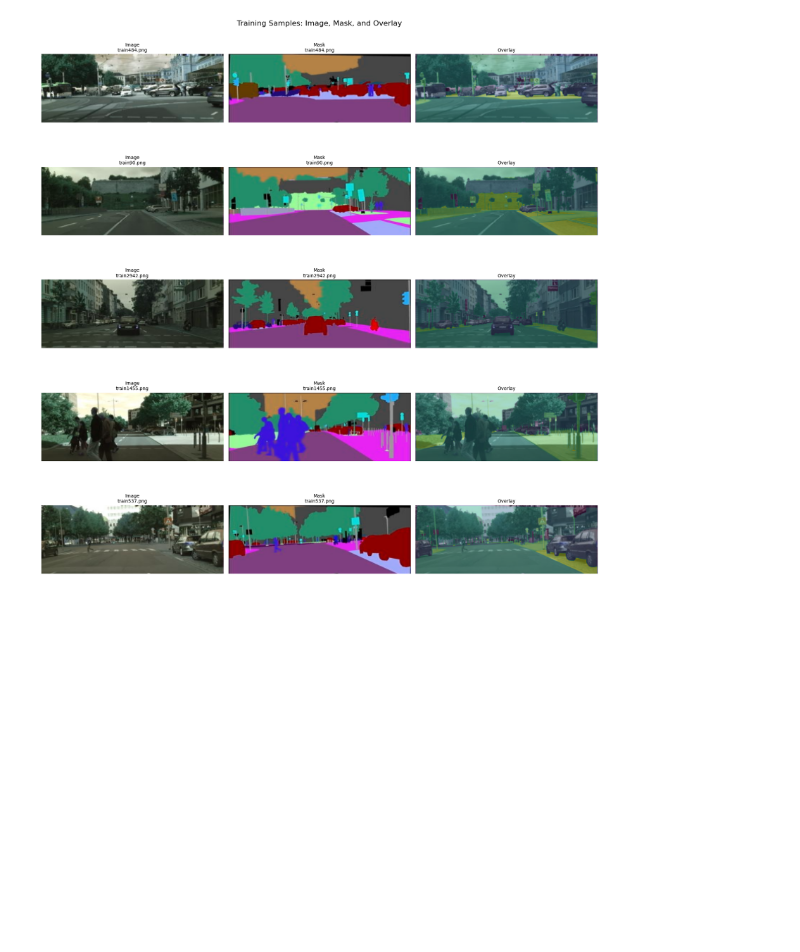
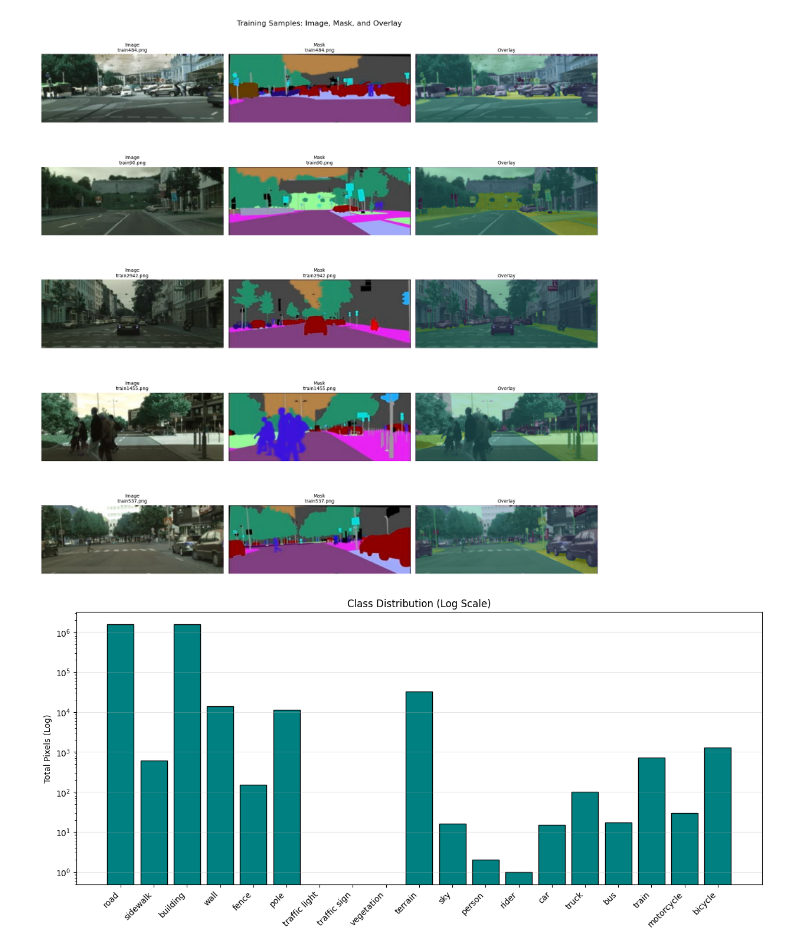
Before and after one commit to 0AliPrs0/UrbanSceneSeg, a Jupyter notebook: notebooks/seg.ipynb, the cells around one changed output. Cells and saved outputs as stored; diff of their text form; code cells hidden in the pictures; blank space fills up the shorter version.

Commit message:
add few charts to analyze data before train

```diff
--- a/notebooks/seg.ipynb
+++ b/notebooks/seg.ipynb
@@ -106,0 +124,26 @@ plt.show()
+# %%
+# Cell 7: Main functionality description
+subset_size = min(300, len(train_msks))
+indices = np.random.choice(len(train_msks), subset_size, replace=False)
+pixel_counts = {name: 0 for name in trainId2name.values()}
+size_data = {name: [] for name in trainId2name.values()}
+for i in indices:
+    mask_path = os.path.join(train_mask_folder_path, train_msks[i])
+    mask_id = process_mask_to_train_id(mask_path)
+    ids, counts = np.unique(mask_id, return_counts=True)
+    for t_id, count in zip(ids, counts):
+        if t_id in trainId2name:
+            name = trainId2name[t_id]
+            pixel_counts[name] += count
+            size_data[name].append(count)
+# %%
+# Cell 8: Main functionality description
+plt.figure(figsize=(15, 6))
+plt.bar(pixel_counts.keys(), pixel_counts.values(), color='teal', edgecolor='black', log=True)
+plt.title('Class Distribution (Log Scale)')
+plt.xticks(rotation=45, ha='right')
+plt.ylabel('Total Pixels (Log)')
+plt.grid(axis='y', alpha=0.3)
+plt.show()
+# %% [output]
+[figure, added]
```
Also changed, not shown: parts of 18 cells of this notebook.
